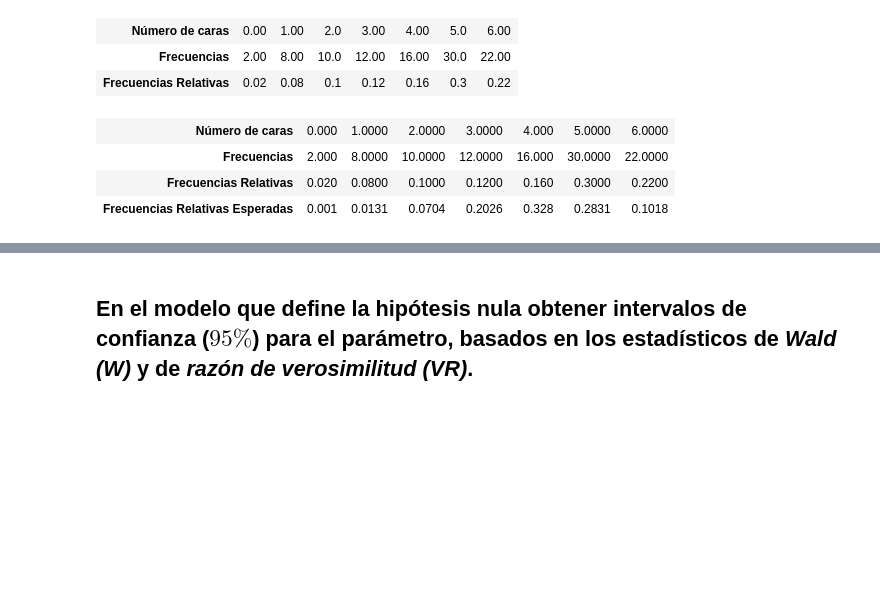
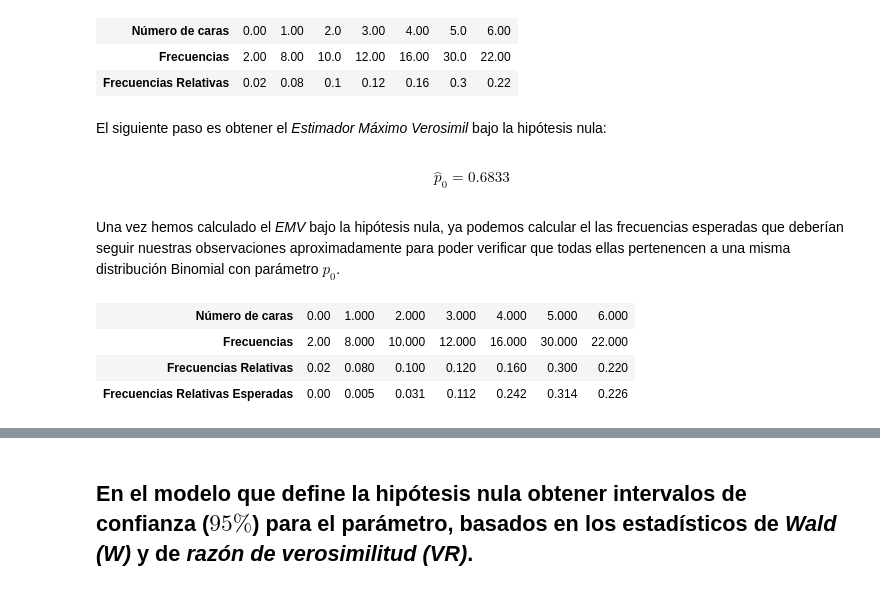
Before and after one commit to garciparedes/likelihood-exercises, a Jupyter notebook: task-1/notebook.ipynb, the cells around one changed output, grey strips where cells are left out. Drawn from its saved outputs; the diff is of its cells as text; code cells hidden in the pictures; blank space fills up the shorter version.

```diff
--- a/task-1/notebook.ipynb
+++ b/task-1/notebook.ipynb
@@ -39,5 +55,5 @@ Sin embargo, esto no es lo que se proporciona en la muestra obtenida
 # %%
-n <- coins %>%
-    summarise((max(tosses) * sum(freq))) %>%
+m <- coins %>%
+    summarise((max(hits) * sum(freq))) %>%
     pull()
 # %%
@@ -47,5 +62,0 @@ $$n = 600$$
-# %%
-p.hat <- coins %>%
-    mutate(total = freq * tosses) %>%
-    summarise(sum(total) / n) %>%
-    pull()
@@ -66,18 +75,31 @@ coins %>%
 | Número de caras | 0.00 | 1.00 | 2.0 | 3.00 | 4.00 | 5.0 | 6.00 |
 | Frecuencias | 2.00 | 8.00 | 10.0 | 12.00 | 16.00 | 30.0 | 22.00 |
 | Frecuencias Relativas | 0.02 | 0.08 | 0.1 | 0.12 | 0.16 | 0.3 | 0.22 |
+# %% [markdown]
+El siguiente paso es obtener el *Estimador Máximo Verosimil* bajo la hipótesis nula:
+# %%
+p.zero.hat <- coins %>%
+    mutate(total = freq * hits) %>%
+    summarise(sum(total) / m) %>%
+    pull()
+# %%
+display_latex(paste0('$$\\hat{p}_0 = ', round(p.zero.hat, digits = 4), '$$'))
+# %% [output]
+$$\hat{p}_0 = 0.6833$$
+# %% [markdown]
+Una vez hemos calculado el *EMV* bajo la hipótesis nula, ya podemos calcular el las frecuencias esperadas que deberían seguir nuestras observaciones aproximadamente para poder verificar que todas ellas pertenencen a una misma distribución Binomial con parámetro $p_0$.
 # %%
 coins <- coins %>%
-    mutate(expected.freq.rel = dbinom(0:6, 6, p.hat))
+    mutate(expected.freq.rel = dbinom(0:6, n(), p.zero.hat))
 # %%
 coins %>%
     set_colnames(c('Número de caras', 'Frecuencias', 'Frecuencias Relativas',
                    'Frecuencias Relativas Esperadas')) %>%
     t() %>%
-    round(digits = 4) %>%
+    round(digits = 3) %>%
     display()
 # %% [output]
-| Número de caras | 0.000 | 1.0000 | 2.0000 | 3.0000 | 4.000 | 5.0000 | 6.0000 |
-| Frecuencias | 2.000 | 8.0000 | 10.0000 | 12.0000 | 16.000 | 30.0000 | 22.0000 |
-| Frecuencias Relativas | 0.020 | 0.0800 | 0.1000 | 0.1200 | 0.160 | 0.3000 | 0.2200 |
-| Frecuencias Relativas Esperadas | 0.001 | 0.0131 | 0.0704 | 0.2026 | 0.328 | 0.2831 | 0.1018 |
+| Número de caras | 0.00 | 1.000 | 2.000 | 3.000 | 4.000 | 5.000 | 6.000 |
+| Frecuencias | 2.00 | 8.000 | 10.000 | 12.000 | 16.000 | 30.000 | 22.000 |
+| Frecuencias Relativas | 0.02 | 0.080 | 0.100 | 0.120 | 0.160 | 0.300 | 0.220 |
+| Frecuencias Relativas Esperadas | 0.00 | 0.005 | 0.031 | 0.112 | 0.242 | 0.314 | 0.226 |
```
Also changed, not shown: parts of 27 cells of this notebook, 2 other files.
